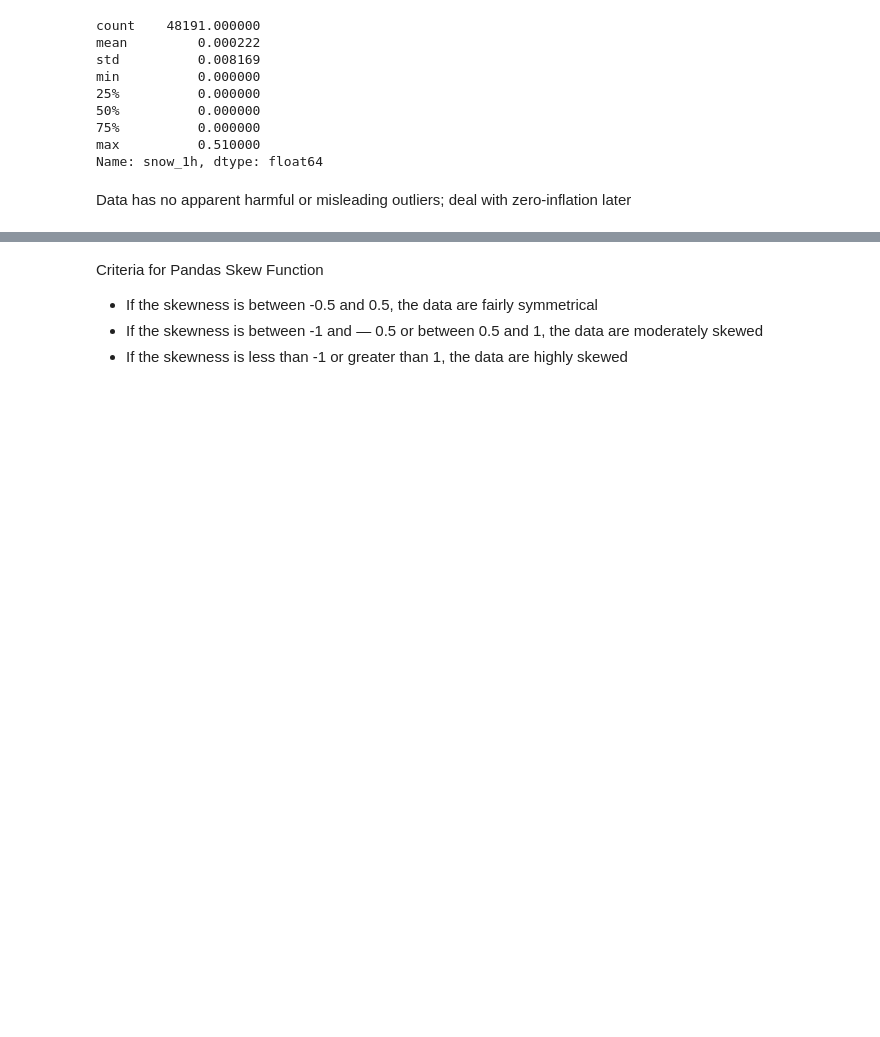
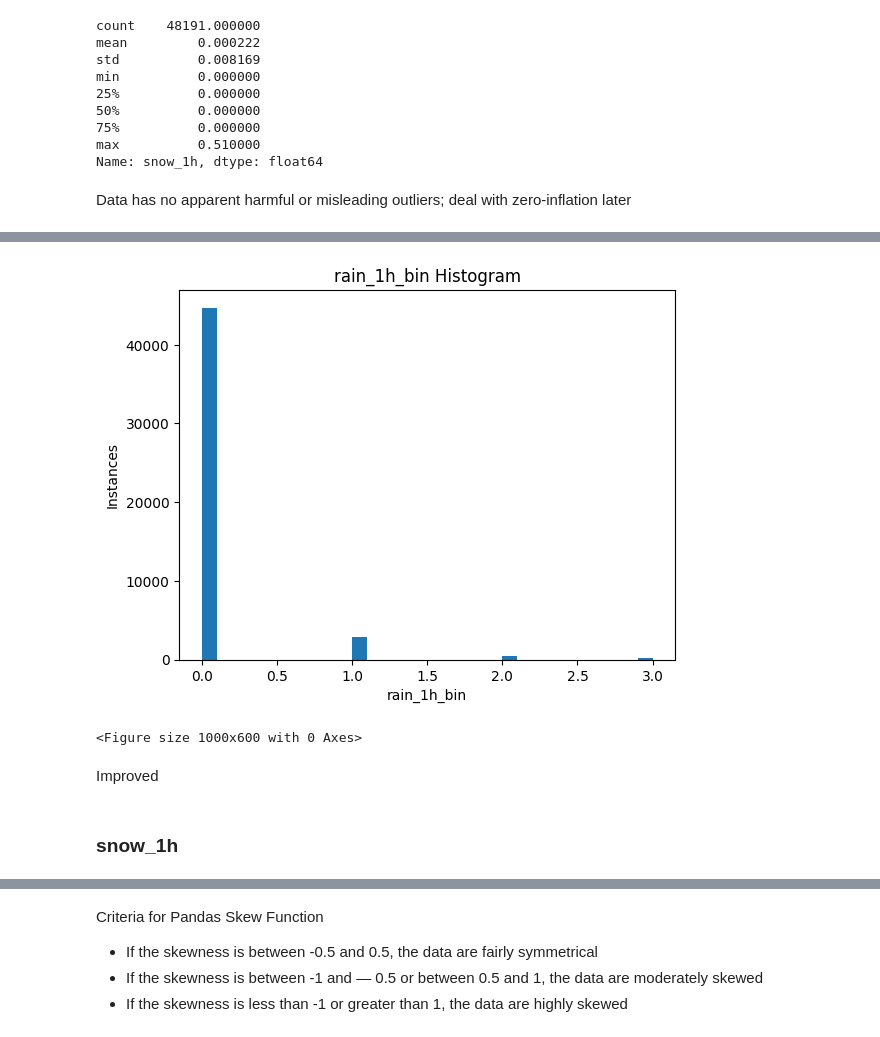
Before and after one commit to Supersamk13/Machine-Learning-and-Data-Science, a Jupyter notebook: Data_Science_and_Machine_Learning_Project_Interstate_Traffic.ipynb, the cells around one changed output, grey strips where cells are left out. Saved outputs shown, nothing was run; the diff lists cells and outputs as text; code cells hidden in the pictures; blank space fills up the shorter version.

```diff
--- a/Data_Science_and_Machine_Learning_Project_Interstate_Traffic.ipynb
+++ b/Data_Science_and_Machine_Learning_Project_Interstate_Traffic.ipynb
@@ -166 +170,3 @@ freq     48143        15164               11665                    6
+# %%
+traffic_df['weather_description']=traffic_df['weather_description'].apply(lambda x: x.lower())
 # %% [markdown]
@@ -235,9 +238,6 @@ Remove outlier at 0 (most likely false entry/mistake)
 # %%
 # Remove outliers
 traffic_df=traffic_df[np.absolute(stats.zscore(traffic_df['temp']))<3]
-
-# Reset index
-traffic_df=traffic_df.reset_index()
 # %% [markdown]
 Recheck data
 # %%
@@ -325,9 +325,6 @@ Some apparent outlier
 # %%
 # Remove outliers
 traffic_df=traffic_df[np.absolute(stats.zscore(traffic_df['rain_1h']))<.9]
-
-# Reset index
-traffic_df=traffic_df.reset_index()
 # %%
 # Boxplot
 plt.boxplot(traffic_df['rain_1h'])
@@ -386,0 +428,3 @@ Data has no apparent harmful or misleading outliers; deal with zero-inflation la
+# %%
+# From outside research about rain- 0-->None(0), 0<Light(1)<=2.5, 2.5<Medium(2)<=8, 8<Heavy(3)
+traffic_df['rain_1h_bin']=traffic_df['rain_1h'].apply(lambda x: 0 if x==0 else 1 if x<=2.5 else 2 if x<=8 else 3)
@@ -386,0 +444,21 @@ Data has no apparent harmful or misleading outliers; deal with zero-inflation la
+# %%
+# Histogram
+plt.hist(traffic_df['rain_1h_bin'], bins=30)
+
+# Labels
+plt.xlabel('rain_1h_bin')
+plt.ylabel('Instances')
+plt.title('rain_1h_bin Histogram')
+
+# Manipulate figure size
+plt.figure(figsize=(10,6))
+
+# Show plot
+plt.show()
+# %% [output]
+[figure, added]
+<Figure size 1000x600 with 0 Axes>
+# %% [markdown]
+Improved
+# %% [markdown]
+### snow_1h
```
Also changed, not shown: parts of 52 cells of this notebook.
